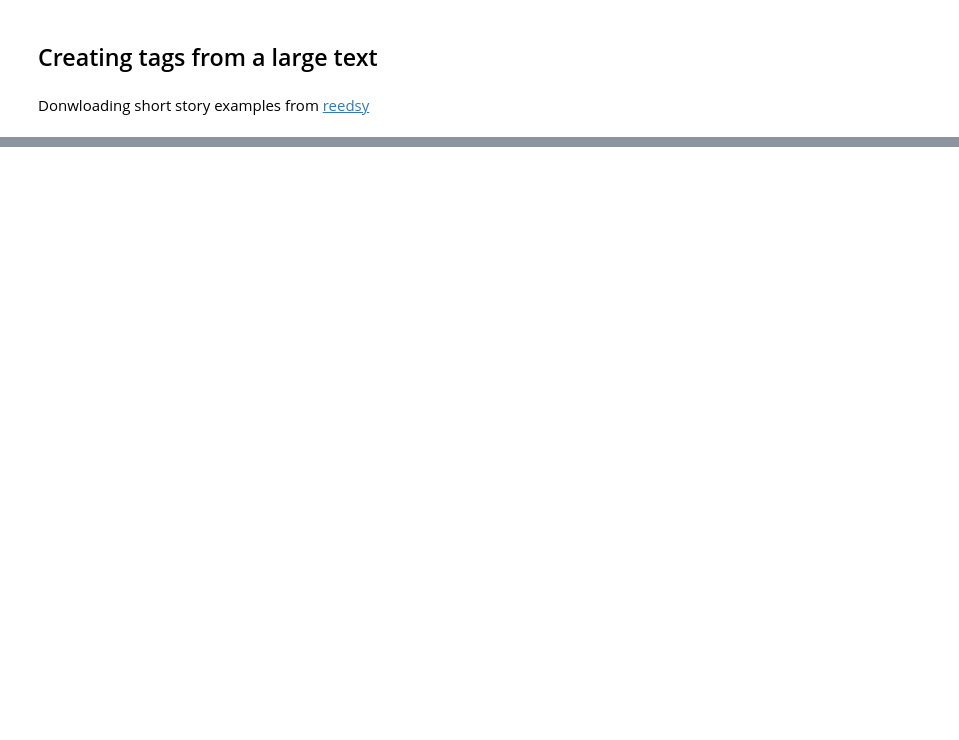
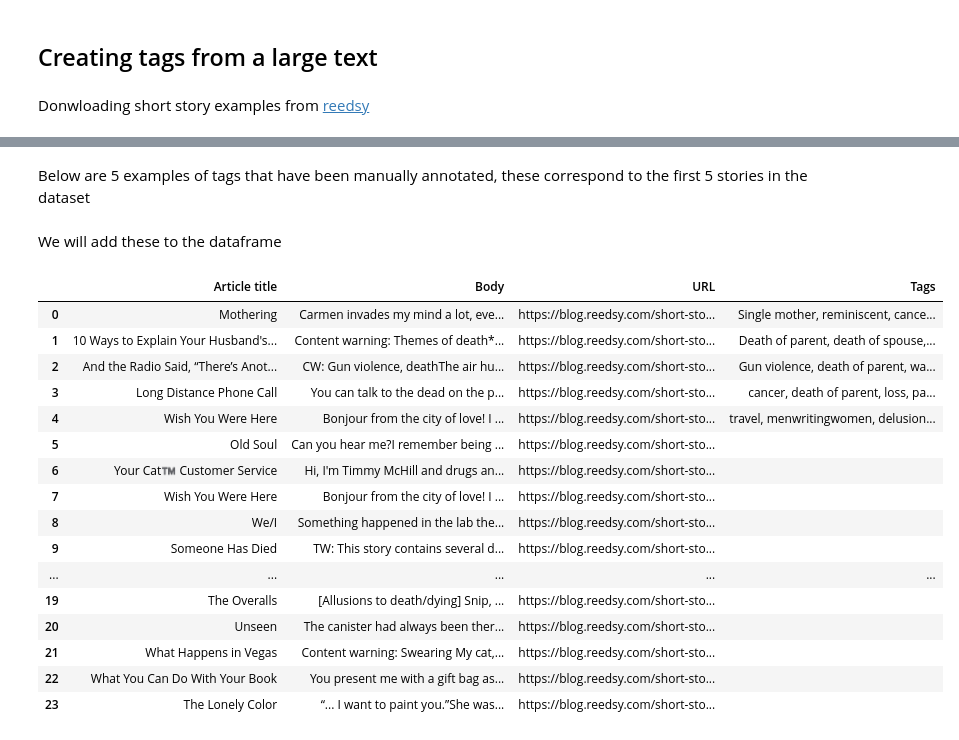
Before and after one commit to BenSnow6/storySMMRY, a Jupyter notebook: Cohere_experimentation/textsummary.ipynb, the cells around one changed output, grey strips where cells are left out. Cells and saved outputs as stored; diff of their text form; code cells hidden in the pictures; blank space fills up the shorter version.

Commit message:
Setting hand annotated tags and saving to df

```diff
--- a/Cohere_experimentation/textsummary.ipynb
+++ b/Cohere_experimentation/textsummary.ipynb
@@ -181,0 +132,35 @@ The confidence levels of the labels are: [cohere.Classification {
+# %% [markdown]
+Below are 5 examples of tags that have been manually annotated, these correspond to the first 5 stories in the dataset
+# %%
+tags = ["Single mother, reminiscent, cancer, death, grief, judgment",
+        "Death of parent, death of spouse, contemplative, religious undertones, grief",
+        "Gun violence, death of parent, wartime, cynical",
+        "cancer, death of parent, loss, parent bonding, paranormal",
+        "travel, menwritingwomen, delusion, forlorn, ex-boyfriend, twist"]
+# %% [markdown]
+We will add these to the dataframe
+# %%
+df_copy = df
+# %%
+for i, tag in enumerate(tags):
+    df_copy.at[i, 'Tags'] = tag
+# %%
+df_copy
+# %% [output]
+|  | Article title | Body | URL | Tags |
+| 0 | Mothering | Carmen invades my mind a lot, eve... | https://blog.reedsy.com/short-sto... | Single mother, reminiscent, cance... |
+| 1 | 10 Ways to Explain Your Husband's... | Content warning: Themes of death*... | https://blog.reedsy.com/short-sto... | Death of parent, death of spouse,... |
+| 2 | And the Radio Said, “There’s Anot... | CW: Gun violence, deathThe air hu... | https://blog.reedsy.com/short-sto... | Gun violence, death of parent, wa... |
+| 3 | Long Distance Phone Call | You can talk to the dead on the p... | https://blog.reedsy.com/short-sto... | cancer, death of parent, loss, pa... |
+| 4 | Wish You Were Here | Bonjour from the city of love! I ... | https://blog.reedsy.com/short-sto... | travel, menwritingwomen, delusion... |
+| 5 | Old Soul | Can you hear me?I remember being ... | https://blog.reedsy.com/short-sto... |  |
+| 6 | Your Cat™️ Customer Service | Hi, I'm Timmy McHill and drugs an... | https://blog.reedsy.com/short-sto... |  |
+| 7 | Wish You Were Here | Bonjour from the city of love! I ... | https://blog.reedsy.com/short-sto... |  |
+| 8 | We/I | Something happened in the lab the... | https://blog.reedsy.com/short-sto... |  |
+| 9 | Someone Has Died | TW: This story contains several d... | https://blog.reedsy.com/short-sto... |  |
+| ... | ... | ... | ... | ... |
+| 19 | The Overalls | [Allusions to death/dying] Snip, ... | https://blog.reedsy.com/short-sto... |  |
+| 20 | Unseen | The canister had always been ther... | https://blog.reedsy.com/short-sto... |  |
+| 21 | What Happens in Vegas | Content warning: Swearing My cat,... | https://blog.reedsy.com/short-sto... |  |
+| 22 | What You Can Do With Your Book | You present me with a gift bag as... | https://blog.reedsy.com/short-sto... |  |
+| 23 | The Lonely Color | “... I want to paint you.”She was... | https://blog.reedsy.com/short-sto... |  |
```
Also changed, not shown: parts of 17 cells of this notebook, 3 other files.
